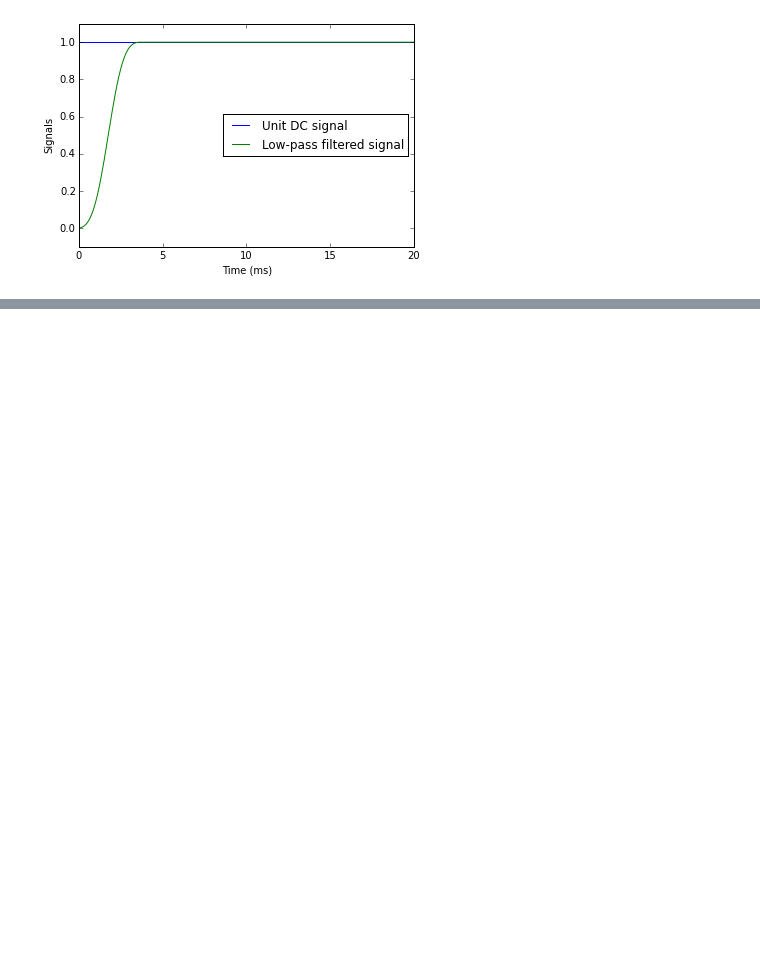
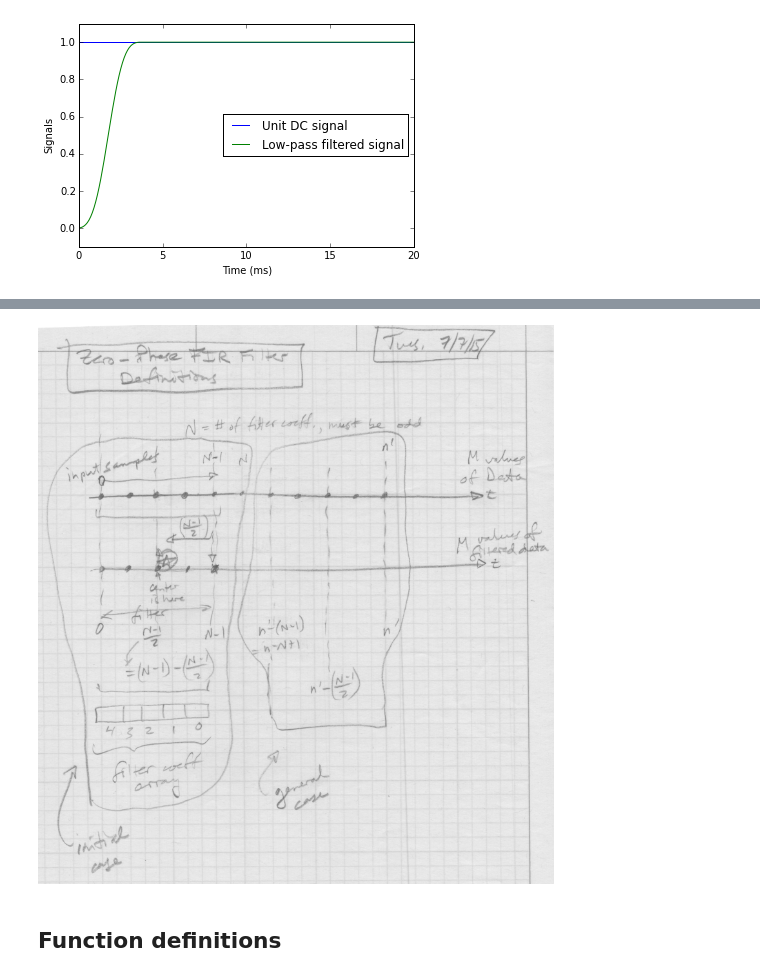
Before and after one commit to naushad-rahman/LIFSrProj_F15, a Jupyter notebook: DSP/digital_filter_explore/150706_test_filters.ipynb, the cells around one changed output, grey strips where cells are left out. Saved outputs shown, nothing was run; the diff lists cells and outputs as text; code cells hidden in the pictures; blank space fills up the shorter version.

Commit message:
finish up zero-phase FIR filter notebook (150706_...)

```diff
--- a/DSP/digital_filter_explore/150706_test_filters.ipynb
+++ b/DSP/digital_filter_explore/150706_test_filters.ipynb
@@ -438,0 +455,9 @@ ax.set_ylabel('Signals');
+# %%
+from IPython.display import Image
+temp_w = 700
+temp_h = temp_w * (1878 / 1733)
+Image(filename='150706_zero_phase_FIR_notes.png', width=temp_w, height=temp_h)
+# %% [output]
+[figure, added]
+# %% [markdown]
+## Function definitions
```
Also changed, not shown: parts of 17 cells of this notebook, 1 other file.
